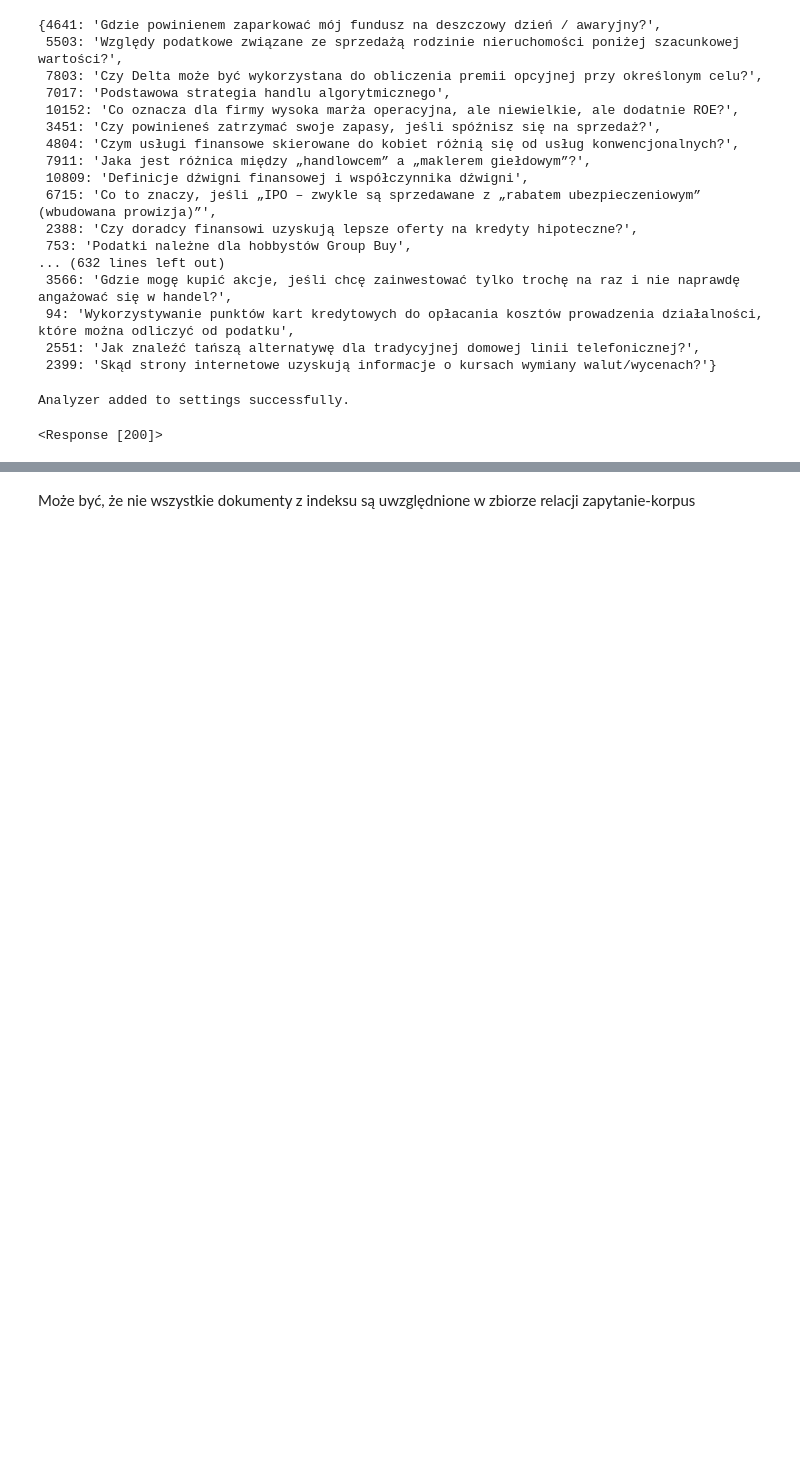
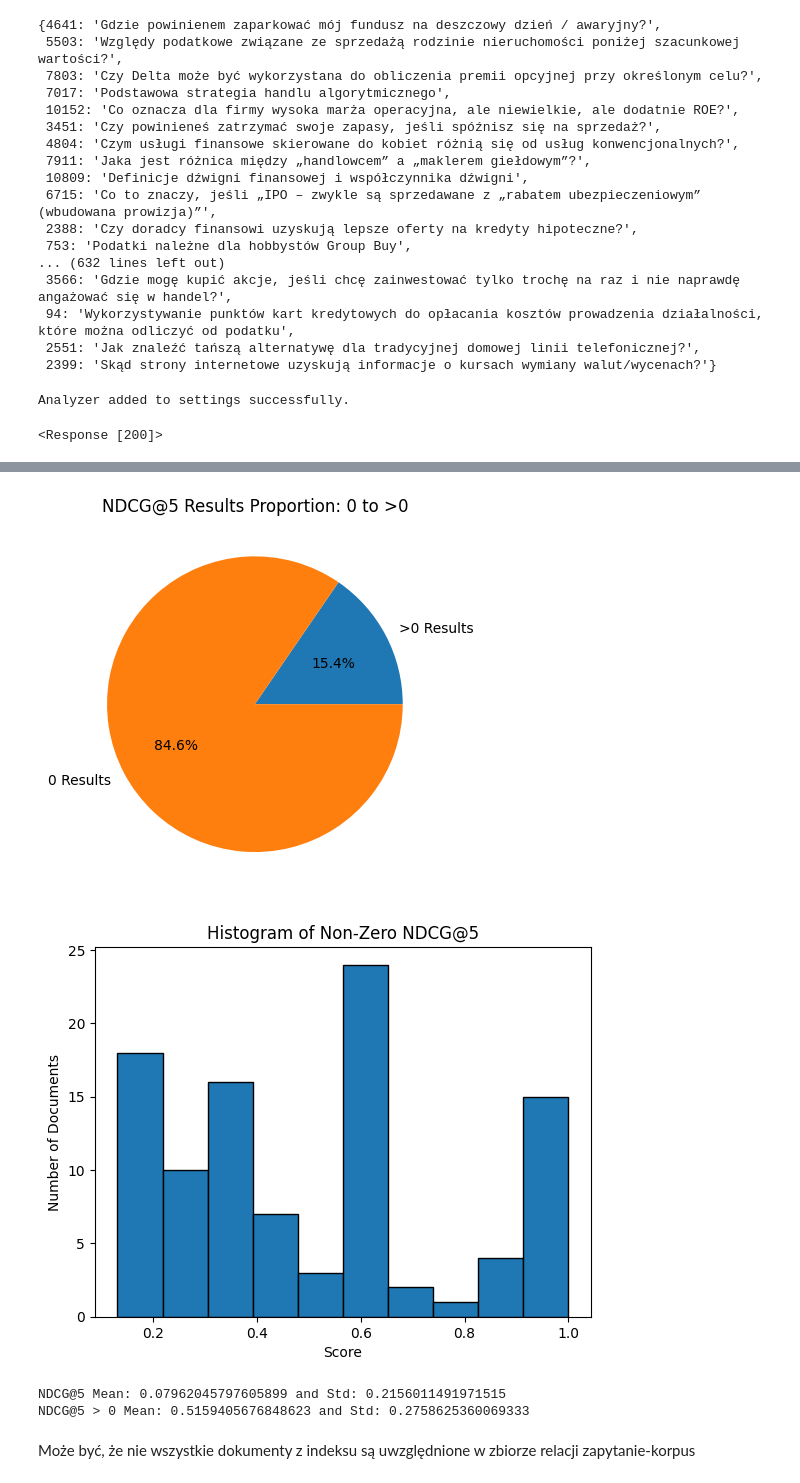
Before and after one commit to mwardynski/nlp, a Jupyter notebook: lab2/fts.ipynb, the cells around one changed output, grey strips where cells are left out. Drawn from its saved outputs; the diff is of its cells as text; code cells hidden in the pictures; blank space fills up the shorter version.

```diff
--- a/lab2/fts.ipynb
+++ b/lab2/fts.ipynb
@@ -333,2 +403,10 @@ Found 10000 documents in text.analyzed_2.
+# %%
+ndcgs = calculate_ndcgs('text.analyzed_1', "polish_analyzer_syn_nmorf")
+present_results(ndcgs)
+# %% [output]
+[figure, added]
+[figure, added]
+NDCG@5 Mean: 0.07962045797605899 and Std: 0.2156011491971515
+NDCG@5 > 0 Mean: 0.5159405676848623 and Std: 0.2758625360069333
 # %% [markdown]
 Może być, że nie wszystkie dokumenty z indeksu są uwzględnione w zbiorze relacji zapytanie-korpus
```
Also changed, not shown: parts of 4 cells of this notebook.
